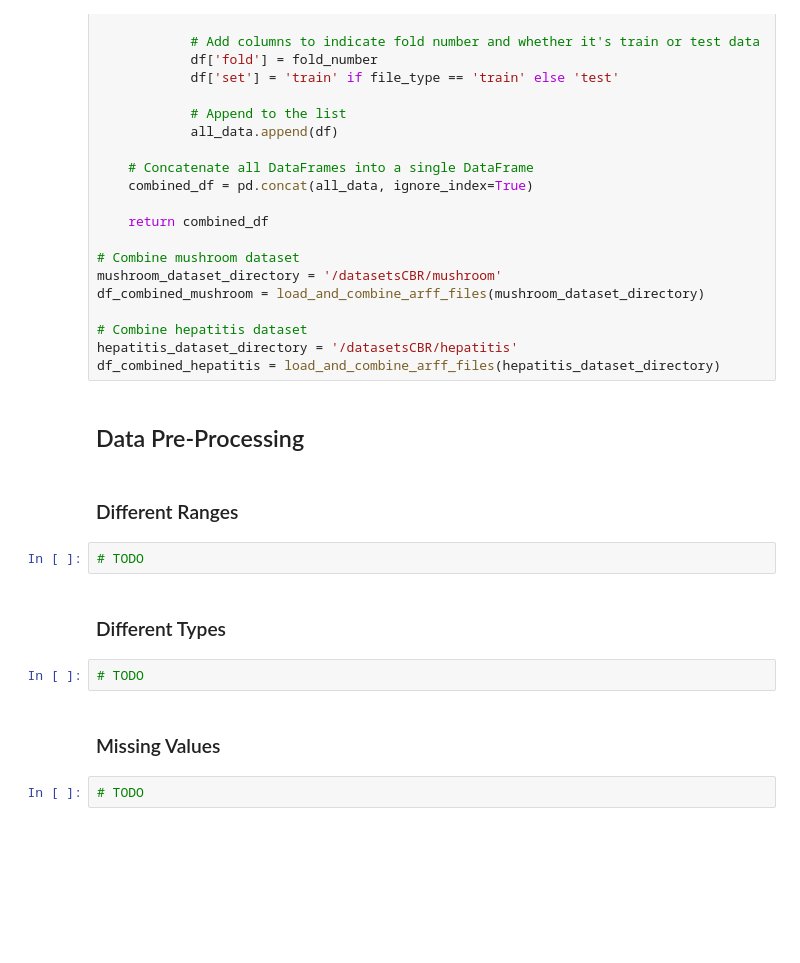
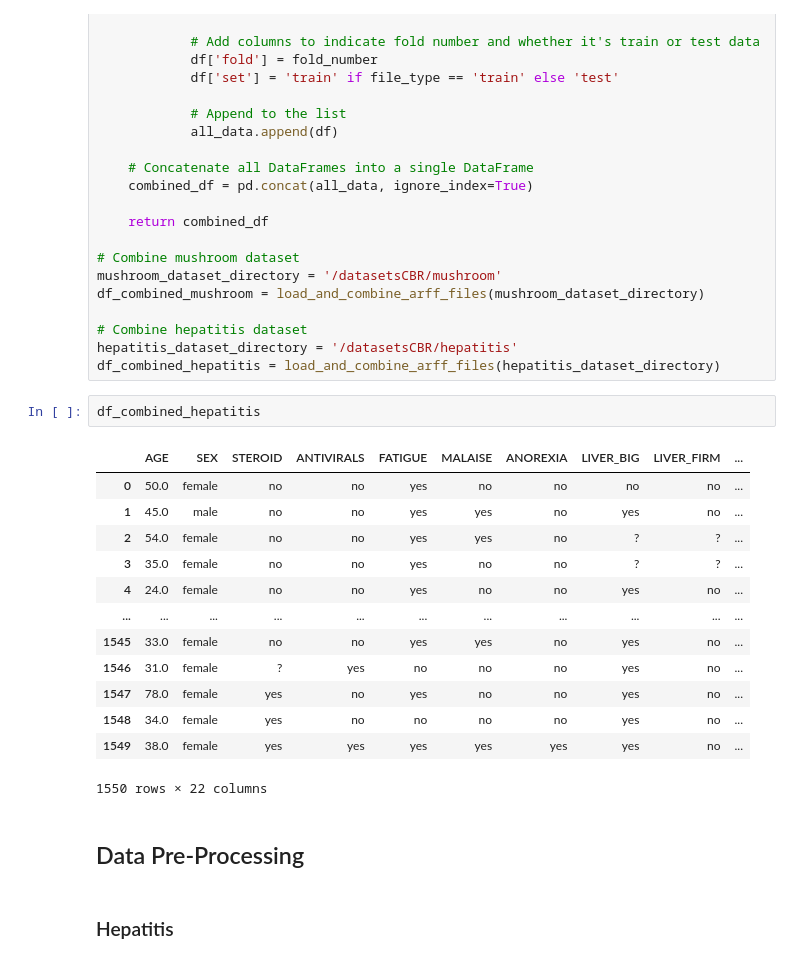
Before and after one commit to ZachParent/mai-intro-to-machine-learning, a Jupyter notebook: work2/preprocess.ipynb, the cells around one changed output. Drawn from its saved outputs; the diff is of its cells as text; blank space fills up the shorter version.

```diff
--- a/work2/preprocess.ipynb
+++ b/work2/preprocess.ipynb
@@ -59,17 +64,23 @@ df_combined_mushroom = load_and_combine_arff_files(mushroom_dataset_directory)
 # Combine hepatitis dataset
 hepatitis_dataset_directory = '/datasetsCBR/hepatitis'
 df_combined_hepatitis = load_and_combine_arff_files(hepatitis_dataset_directory)
+# %%
+df_combined_hepatitis
+# %% [output]
+|  | AGE | SEX | STEROID | ANTIVIRALS | FATIGUE | MALAISE | ANOREXIA | LIVER_BIG | LIVER_FIRM | ... |
+| 0 | 50.0 | female | no | no | yes | no | no | no | no | ... |
+| 1 | 45.0 | male | no | no | yes | yes | no | yes | no | ... |
+| 2 | 54.0 | female | no | no | yes | yes | no | ? | ? | ... |
+| 3 | 35.0 | female | no | no | yes | no | no | ? | ? | ... |
+| 4 | 24.0 | female | no | no | yes | no | no | yes | no | ... |
+| ... | ... | ... | ... | ... | ... | ... | ... | ... | ... | ... |
+| 1545 | 33.0 | female | no | no | yes | yes | no | yes | no | ... |
+| 1546 | 31.0 | female | ? | yes | no | no | no | yes | no | ... |
+| 1547 | 78.0 | female | yes | no | yes | no | no | yes | no | ... |
+| 1548 | 34.0 | female | yes | no | no | no | no | yes | no | ... |
+| 1549 | 38.0 | female | yes | yes | yes | yes | yes | yes | no | ... |
+1550 rows × 22 columns
 # %% [markdown]
 ## Data Pre-Processing
-# %% [markdown]
-### Different Ranges
-# %%
-# TODO
-# %% [markdown]
-### Different Types
-# %%
-# TODO
-# %% [markdown]
-### Missing Values
-# %%
-# TODO
+# %% [markdown]
+### Hepatitis
```
Also changed, not shown: parts of 6 cells of this notebook.
